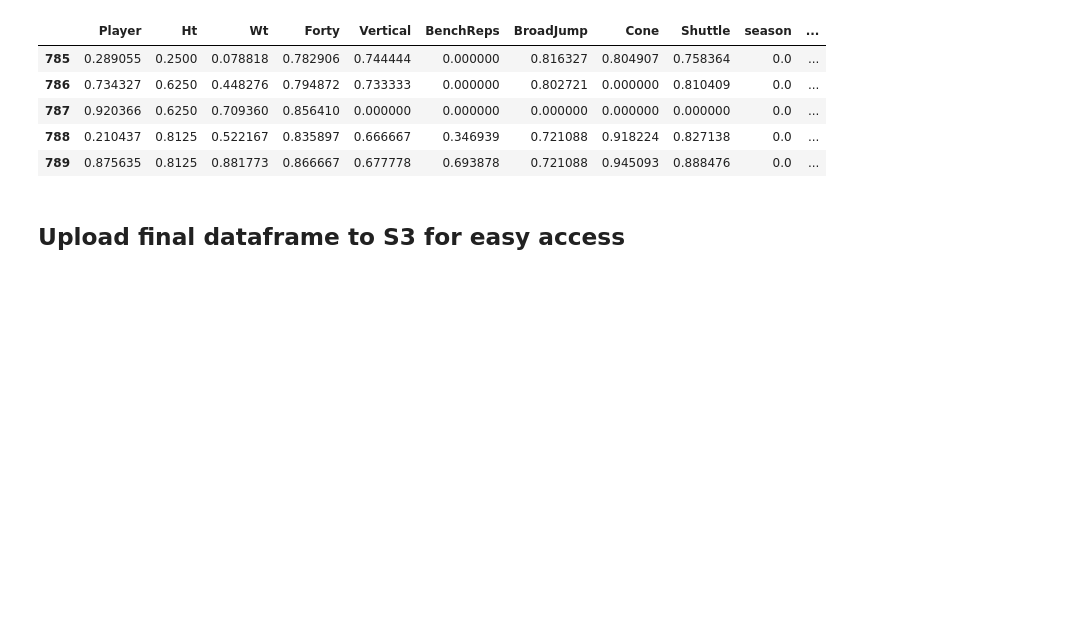
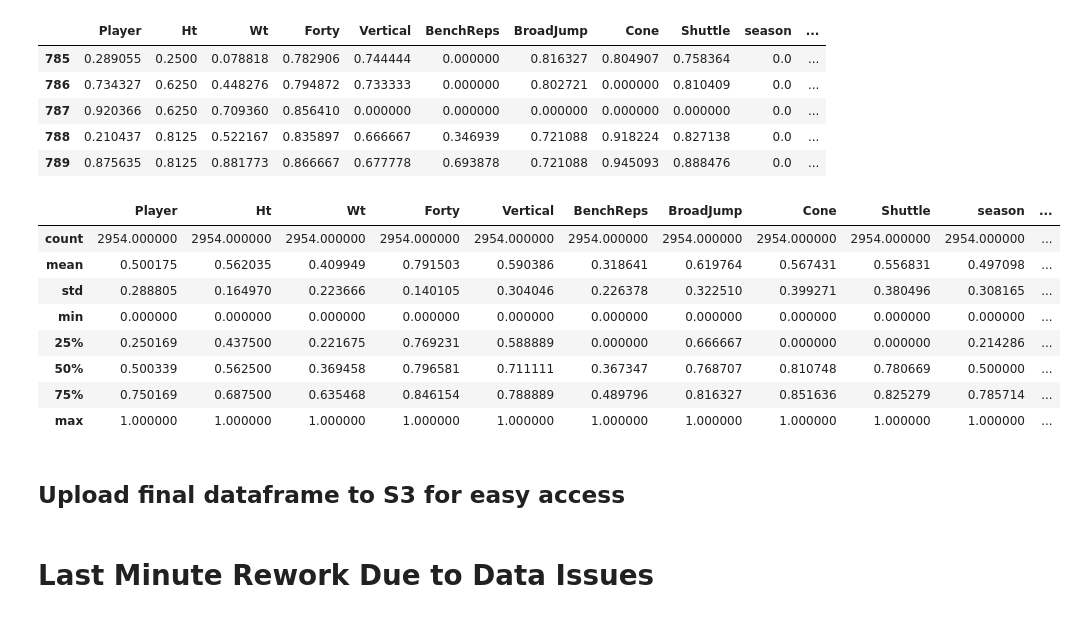
Before and after one commit to Lennyj89/ADS508, a Jupyter notebook: FinalProject.ipynb, the cells around one changed output. Drawn from its saved outputs; the diff is of its cells as text; code cells hidden in the pictures; blank space fills up the shorter version.

```diff
--- a/FinalProject.ipynb
+++ b/FinalProject.ipynb
@@ -48,7 +48,7 @@ Successfully downloaded file: nfl_draft_prospects.csv
 # Read Data into Dataframes
 # %%
 def read_csv(filename):
-    df = pd.read_csv(filename)
+    df = pd.read_csv(filename, encoding='latin-1')
     print("Successfuly read {} records into df".format(len(df)))
 
     return df
@@ -436,6 +432,18 @@ df2_final.head()
 | 787 | 0.920366 | 0.6250 | 0.709360 | 0.856410 | 0.000000 | 0.000000 | 0.000000 | 0.000000 | 0.000000 | 0.0 | ... |
 | 788 | 0.210437 | 0.8125 | 0.522167 | 0.835897 | 0.666667 | 0.346939 | 0.721088 | 0.918224 | 0.827138 | 0.0 | ... |
 | 789 | 0.875635 | 0.8125 | 0.881773 | 0.866667 | 0.677778 | 0.693878 | 0.721088 | 0.945093 | 0.888476 | 0.0 | ... |
+# %%
+df2_final.describe()
+# %% [output]
+|  | Player | Ht | Wt | Forty | Vertical | BenchReps | BroadJump | Cone | Shuttle | season | ... |
+| count | 2954.000000 | 2954.000000 | 2954.000000 | 2954.000000 | 2954.000000 | 2954.000000 | 2954.000000 | 2954.000000 | 2954.000000 | 2954.000000 | ... |
+| mean | 0.500175 | 0.562035 | 0.409949 | 0.791503 | 0.590386 | 0.318641 | 0.619764 | 0.567431 | 0.556831 | 0.497098 | ... |
+| std | 0.288805 | 0.164970 | 0.223666 | 0.140105 | 0.304046 | 0.226378 | 0.322510 | 0.399271 | 0.380496 | 0.308165 | ... |
+| min | 0.000000 | 0.000000 | 0.000000 | 0.000000 | 0.000000 | 0.000000 | 0.000000 | 0.000000 | 0.000000 | 0.000000 | ... |
+| 25% | 0.250169 | 0.437500 | 0.221675 | 0.769231 | 0.588889 | 0.000000 | 0.666667 | 0.000000 | 0.000000 | 0.214286 | ... |
+| 50% | 0.500339 | 0.562500 | 0.369458 | 0.796581 | 0.711111 | 0.367347 | 0.768707 | 0.810748 | 0.780669 | 0.500000 | ... |
+| 75% | 0.750169 | 0.687500 | 0.635468 | 0.846154 | 0.788889 | 0.489796 | 0.816327 | 0.851636 | 0.825279 | 0.785714 | ... |
+| max | 1.000000 | 1.000000 | 1.000000 | 1.000000 | 1.000000 | 1.000000 | 1.000000 | 1.000000 | 1.000000 | 1.000000 | ... |
 # %% [markdown]
 ## Upload final dataframe to S3 for easy access
 # %%
@@ -449,3 +457,5 @@ def to_s3(bucket, filename, content):
 from io import BytesIO
 csv_buffer = BytesIO()
 to_s3(bucket, "cleanedData.csv", csv_buffer.getvalue())
+# %% [markdown]
+# Last Minute Rework Due to Data Issues
```
Also changed, not shown: parts of 32 cells of this notebook, 2 other files.
